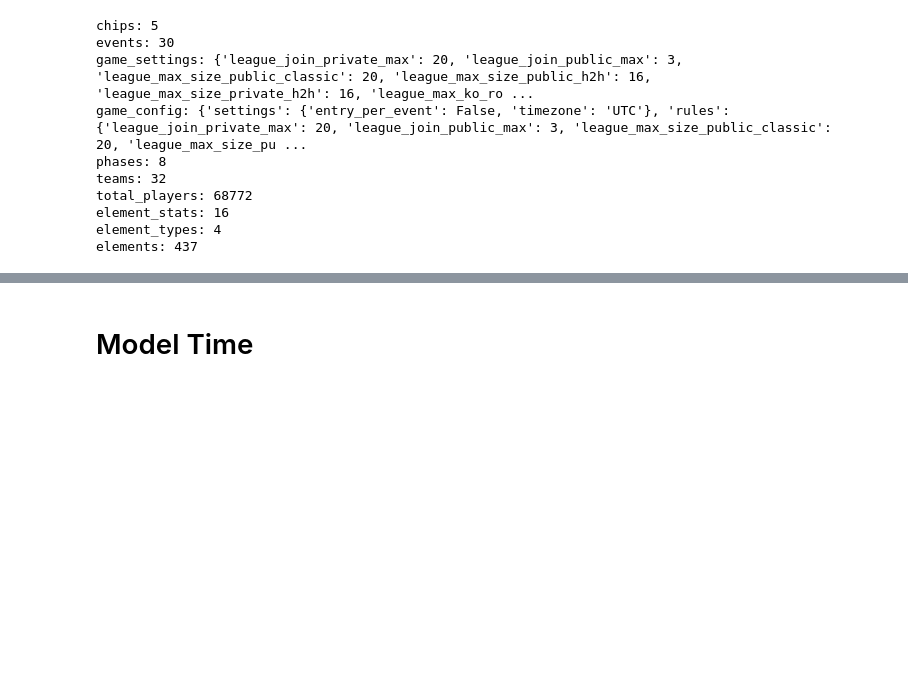
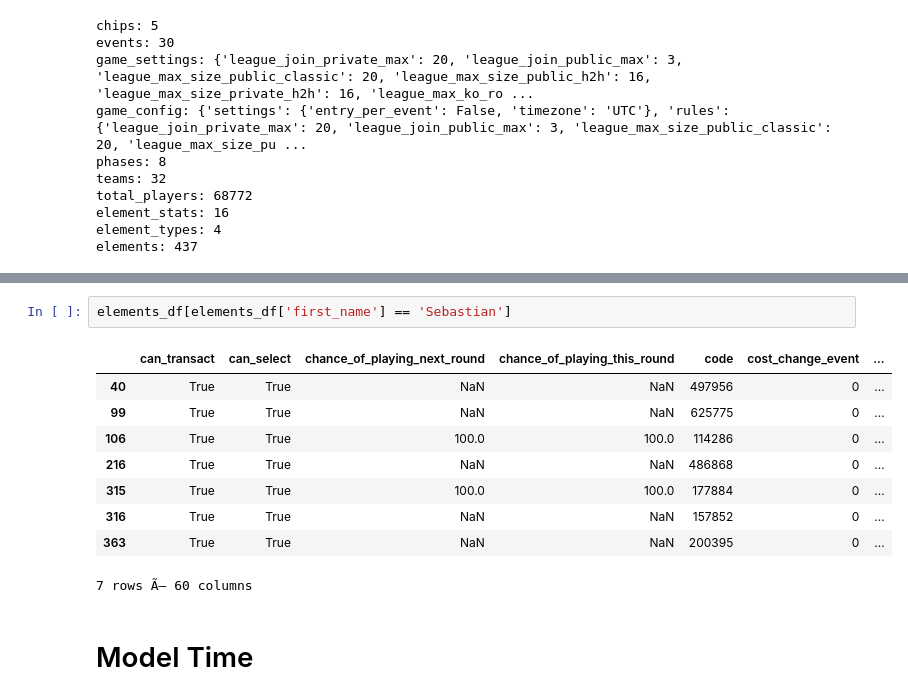
Before and after one commit to axeUUeng/fantasy-allsvenskan-optimiser, a Jupyter notebook: notebooks/player_xP.ipynb, the cells around one changed output, grey strips where cells are left out. Drawn from its saved outputs; the diff is of its cells as text; blank space fills up the shorter version.

```diff
--- a/notebooks/player_xP.ipynb
+++ b/notebooks/player_xP.ipynb
@@ -104,3 +125,15 @@ elements_df.head()
+# %%
+elements_df[elements_df['first_name'] == 'Sebastian']
+# %% [output]
+|  | can_transact | can_select | chance_of_playing_next_round | chance_of_playing_this_round | code | cost_change_event | ... |
+| 40 | True | True | NaN | NaN | 497956 | 0 | ... |
+| 99 | True | True | NaN | NaN | 625775 | 0 | ... |
+| 106 | True | True | 100.0 | 100.0 | 114286 | 0 | ... |
+| 216 | True | True | NaN | NaN | 486868 | 0 | ... |
+| 315 | True | True | 100.0 | 100.0 | 177884 | 0 | ... |
+| 316 | True | True | NaN | NaN | 157852 | 0 | ... |
+| 363 | True | True | NaN | NaN | 200395 | 0 | ... |
+7 rows Ã— 60 columns
 # %% [markdown]
 # Model Time
 # %%
```
Also changed, not shown: parts of 10 cells of this notebook, 3 other files.
